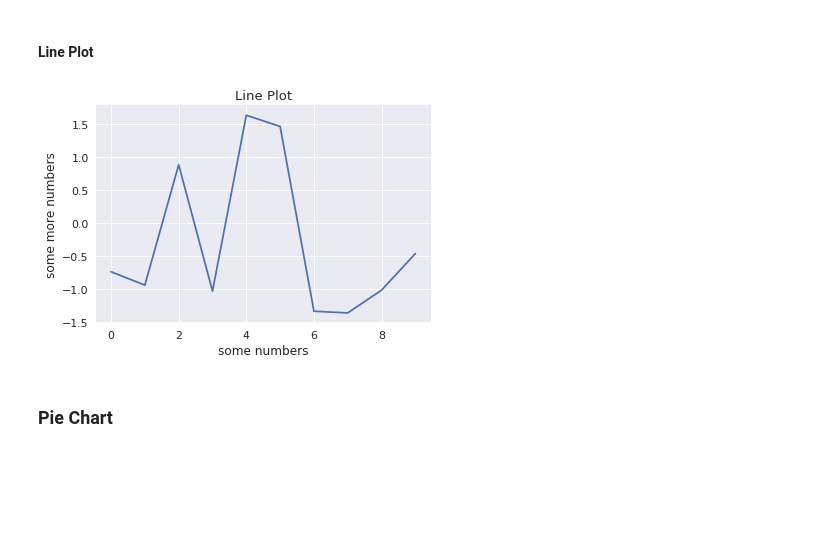
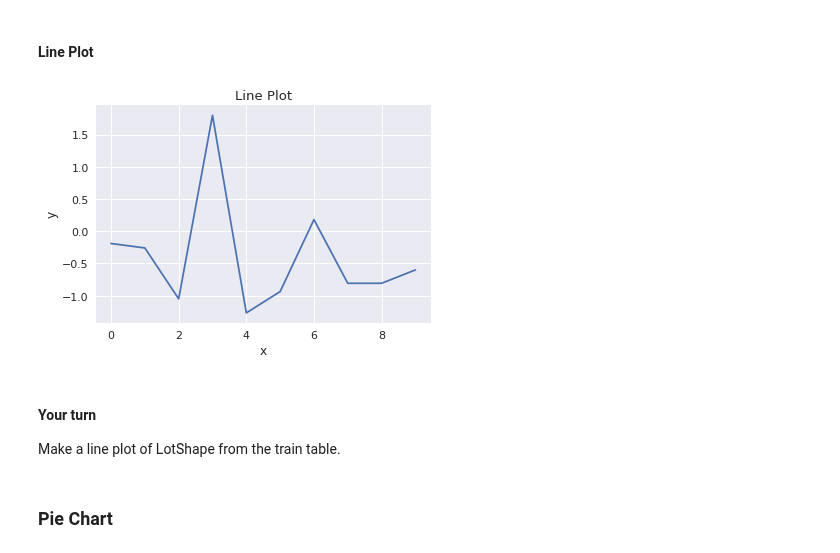
Before and after one commit to SUSA-org/Fall-2018-Career-Exploration, a Jupyter notebook: Lectures/Lecture8/data.ipynb, the cells around one changed output. Saved outputs shown, nothing was run; the diff lists cells and outputs as text; code cells hidden in the pictures; blank space fills up the shorter version.

```diff
--- a/Lectures/Lecture8/data.ipynb
+++ b/Lectures/Lecture8/data.ipynb
@@ -784,11 +771,14 @@ Make a scatterplot of MoSold versus SalePrice from the train table.
 # %%
 N_points = 10
 x = np.random.randn(N_points)
 plt.plot(x)
 
 plt.title('Line Plot')
-plt.xlabel('some numbers')
-plt.ylabel('some more numbers')
+plt.xlabel('x')
+plt.ylabel('y')
 plt.show()
 # %% [output]
-[figure, old version]
+[figure, new version]
+# %% [markdown]
+#### Your turn
+Make a line plot of LotShape from the train table.
```
Also changed, not shown: parts of 41 cells of this notebook, 1 other file.
